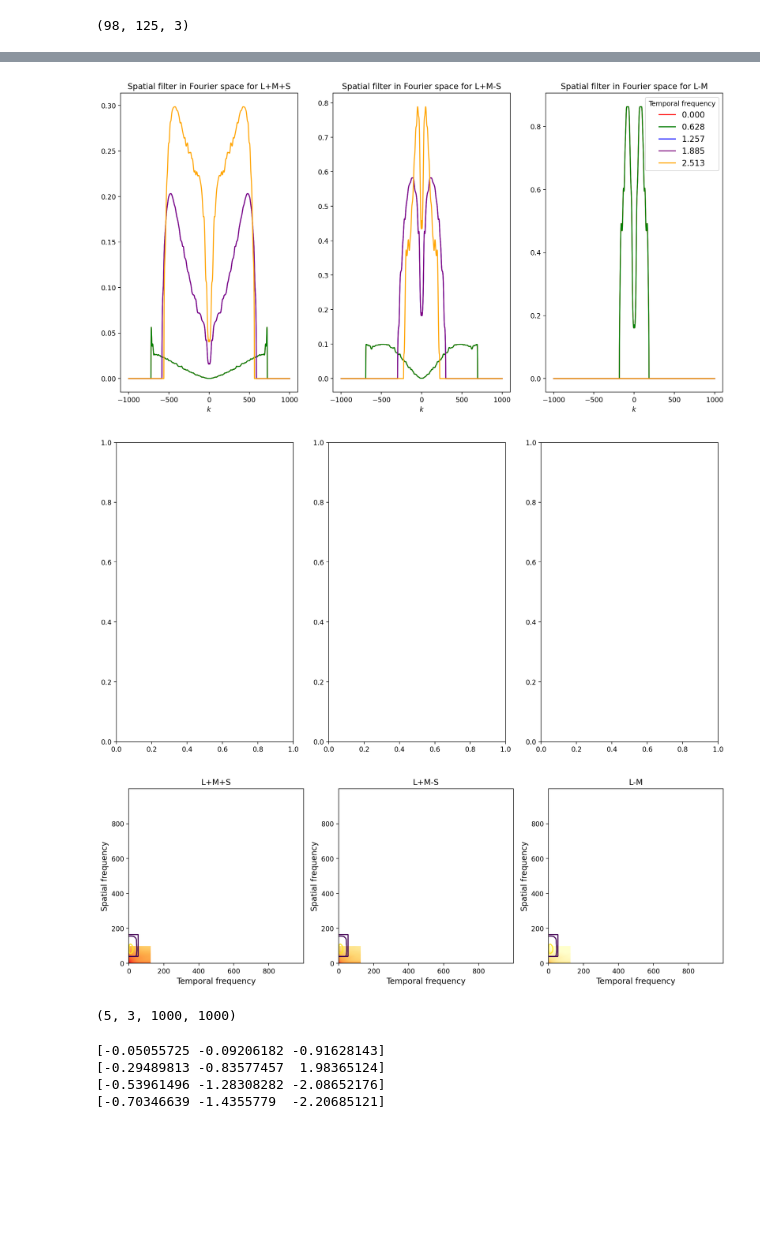
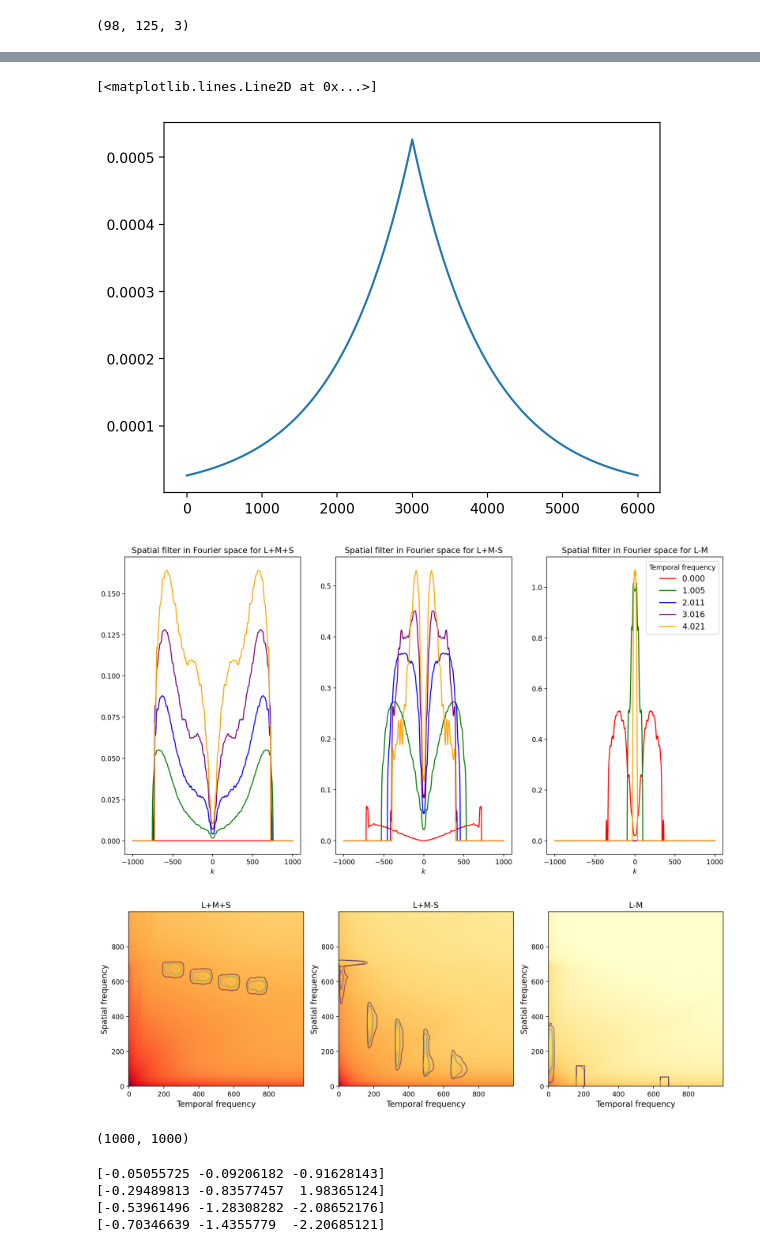
Before and after one commit to pearsonlab/efficientcodingcolor, a Jupyter notebook: Code/mosaic_density_color_empirical_Cx_v2.ipynb, the cells around one changed output, grey strips where cells are left out. Cells and saved outputs as stored; diff of their text form; code cells hidden in the pictures; blank space fills up the shorter version.

```diff
--- a/Code/mosaic_density_color_empirical_Cx_v2.ipynb
+++ b/Code/mosaic_density_color_empirical_Cx_v2.ipynb
@@ -125,11 +113,9 @@ def create_information_eps(fixed_freq, freqs, fixed_type, return_sum = True):
         for i in range(n_channels):
             eps_eigenchannel = 10**log_eps[i]
             if fixed_type == 'spatial':
-                #ktilde = 1/Cx[int(fixed_freq),:, i]
-                ktilde = 1/C_interpolate(int(fixed_freq), freqs, i)
+                ktilde = 1/C_interpolate(fixed_freq, freqs, i)
             elif fixed_type == 'temporal':
-                #ktilde = 1/Cx[:,int(fixed_freq), i]
-                ktilde = 1/C_interpolate(freqs, int(fixed_freq), i)
+                ktilde = 1/C_interpolate(freqs, fixed_freq, i)
             ktilde = pad_and_reflect(ktilde[:,0],ktilde.shape[0]*2 - 2)
             #numer = np.maximum(0, sigout**2 /(2 * (ktilde + 1e-32)) * (np.sqrt(1 + 4 * ktilde/(eps_eigenchannel * sigout**2)) - 1) - sigout**2) + sigout**2
             #denom = np.maximum(0, sigout**2 /(2 * (ktilde + 1)) * (np.sqrt(1 + 4 * ktilde/(eps_eigenchannel * sigout**2)) + 1) - sigout**2) + sigout**2
@@ -149,10 +135,10 @@ def create_information_eps(fixed_freq, freqs, fixed_type, return_sum = True):
 def filter_k(fixed_freq, indices, eps, fixed_type, channel, k_lims=None, return_ktilde = False):
     def v_opt(indices):
         if fixed_type == 'spatial':
-            inter = np.clip(C_interpolate(int(fixed_freq),indices, channel), 1e-32, np.inf).T
+            inter = np.clip(C_interpolate(fixed_freq,indices, channel), 1e-32, np.inf).T
             ktilde = 1/inter
         elif fixed_type == 'temporal':
-            inter = np.clip(C_interpolate(indices, int(fixed_freq), channel), 1e-32, np.inf)
+            inter = np.clip(C_interpolate(indices, fixed_freq, channel), 1e-32, np.inf)
             ktilde = 1/inter
         ktilde = pad_and_reflect(ktilde[:,0],ktilde.shape[0]*2 - 2)
         sqrt_piece = np.sqrt(1 + (4/eps) * ktilde)
@@ -203,9 +189,9 @@ def filter_power(eps, fixed_freq, indices, klims, channel, fixed_type):
     vfun = filter_k(fixed_freq, indices, eps, fixed_type, channel, klims)
     v2 = vfun(indices)
     if fixed_type == 'spatial':
-        ktilde = 1/C_interpolate(int(fixed_freq), indices, channel)
+        ktilde = 1/C_interpolate(fixed_freq, indices, channel)
     elif fixed_type == 'temporal':
-        ktilde = 1/C_interpolate(indices, int(fixed_freq), channel)
+        ktilde = 1/C_interpolate(indices, fixed_freq, channel)
     #Great point: Pad and reflect should not be on ktilde but on Cx
     #Other point: indices should not be integers, but grid should be as fine as possible. Should just be a range.
     ktilde = pad_and_reflect(ktilde[:,0],ktilde.shape[0]*2 - 2)
@@ -453,6 +461,15 @@ log_eps:  [-2.4805342  -3.51022815 -5.72882034]
+# %%
+
+# make a double exponential smoothing filter
+fz = np.arange(-30,30, 0.01)
+ff = np.exp(-0.1 * np.abs(fz))
+ff /= np.sum(ff)
+plt.plot(ff)
+# %% [output]
+[<matplotlib.lines.Line2D at 0x...>]
+[figure, added]
 # %%
 fig, ax = plt.subplots(1, 3, figsize=(16, 8))
-fig2, ax2 = plt.subplots(1,3, figsize = (16,8))
 fig3, ax3 = plt.subplots(1,3,figsize = (16,8))
 P = 1
 #dz = 1e-4
@@ -466,7 +483,7 @@ dz = 1#Cx.shape[0]/N
 k_indices = np.linspace(0, 2*np.pi, 1000)
 w_indices = np.linspace(0, 2*np.pi, 1000)
 #omega_indices = np.array([0,10,20,30,40,50,60])
-omega_indices = np.array([0,10,20,30,40])*2*np.pi/100
+omega_indices = np.array([0,20,40,60,80])*2*np.pi/125
 
 #freqs_k = (scipy.fft.fftfreq(N, d=dz) * np.pi)[0:N//2+1
 
@@ -507,18 +524,7 @@ for fixed_omega in omega_indices:
     RFs_omega = []
     for i in range(n_channels):
         vv = filter_k(fixed_omega, k_indices, 10**log_eps[i], 'temporal', i)(k_indices)
-        #vv_lms = np.matmul(vv,U[:,fixed_omega,i,:])
-        #if i == 0:
-        #    vv_lms_sum = vv_lms
-        #else:
-        #    vv_lms_sum += vv_lms
-
-
-        #vv = vv[:,0]
-        #vv = vv[::-1]
         vv_all.append(vv)
-        #if np.max(vv) > 0:
-        #vf = np.convolve(vv[N//2:], ff, mode='same')
         vf = np.convolve(vv[vv.shape[0]//2:], ff, mode = 'same')
 
 
@@ -526,7 +532,6 @@ for fixed_omega in omega_indices:
         #The bug is here :) in the fft convention~
         #print(vf.shape)
         vvf = pad_and_reflect(vf, vf.shape[0]*2)
-        #vvf = vf
 
         vvf_all.append(vvf)
         vspace = np.real(scipy.fft.fft(vvf))
@@ -536,64 +541,50 @@ for fixed_omega in omega_indices:
 
         center = int(vspace.shape[0]/2)
         plot_range = 50
-        #ax[i].set_xlim(center - plot_range, center + plot_range)
-        #ax[i].set_yticks([])
         ax[i].set_xlabel(r"$k$")
         ax[i].set_title(r"Spatial filter in Fourier space for " + channel_labels[i]);
 
         vf_argmax = np.argmax(vf)
         log_eps2 = optimal_logeps(vf_argmax, w_indices, None, P, 'spatial')
         vv2 = filter_k(vf_argmax, w_indices, 10**log_eps2[i], 'spatial', i)(w_indices)
-        vv2_all.append(vv2)
 
         #Prevents artifacts when output filter is 0 for all freqs.
         vf2 = np.convolve(vv2[vv2.shape[0]//2:], ff, mode='same')
-        vf2_all.append(vf2)
-
         log_v = extrap_and_reflect(vf2, vv2.shape[0], return_log=True)
-        log_v_all.append(log_v)
-
         log_v_a = np.conj(ssig.hilbert(log_v))
         log_v_a_all.append(log_v_a)
         vt = np.real(scipy.fft.fftshift(scipy.fft.fft(scipy.fft.ifftshift(np.exp(log_v_a)))))
-        #RF_omega = np.outer(vf,vt[0:int(vt.shape[0]/2)])
+
         RF_omega_pre = np.outer(vf,vf2)
-        RF_omega_pre_all.append(RF_omega_pre)
-        #RF_omega = np.roll(RF_omega, -fixed_omega + 40, axis = 1)
-        #RF_omega = np.roll(RF_omega_pre, fixed_omega, axis = 1)
+        RF_omega = np.roll(RF_omega_pre, int(fixed_omega/(2*np.pi)*1000), axis = 1)
         #RF_omega = np.roll(RF_omega, vf_argmax, axis = 0)
-        RFs_omega.append(RF_omega)
-        #RFs_omega.append(RF_omega)
+        RF_omega_pre_all.append(RF_omega_pre); RFs_omega.append(RF_omega); log_v_all.append(log_v); vf2_all.append(vf2); vv2_all.append(vv2)
     RFs_omega = np.array(RFs_omega)#[:,:,::-1]
     RFs.append(RFs_omega)
 
     lines.append(line)
     c += 1
 ax[i].legend(handles=lines, title = "Temporal frequency", fontsize = 12)
 RFs = np.array(RFs)
 percentile_values = [99,99.5,99.9]
 for i in range (3):
-    ax3[i].imshow(np.log(Cx[:,:,i]), origin = 'lower', cmap = 'YlOrRd', vmin = 0, vmax = np.max(np.log(Cx)))
+    ax3[i].imshow(np.log(C_interpolate(k_indices,w_indices,i)/C_scaling), origin = 'lower', cmap = 'YlOrRd', vmin = 0, vmax = np.max(np.log(Cx))) #C_INTERPOLATE HERE!!!!!
     for fixed_omega in range(omega_indices.shape[0]):
         contour_values = []
         for percentile in percentile_values:
             contour_values.append(np.percentile(RFs[fixed_omega,i,:,:], percentile) + percentile*10e-32)
         ax3[i].contour(RFs[fixed_omega, i,:,:], contour_values, origin = 'lower', alpha = 0.5)
 
     ax3[i].set_title(channel_labels[i])
     ax3[i].set_xlabel("Temporal frequency", size = 12)
-    ax3[i].set_ylabel("Spatial frequency", size = 12)
-    #ax[0].text(*label_loc, r'\textbf{B}', transform=ax[0].transAxes, fontsize=fontsize, fontweight=fontweight, va='top')
-    #cbar = fig.colorbar(s)
-    #cbar.ax.tick_params(labelsize=50)
+    ax3[i].set_ylabel("Spatial frequency", size = 12.
 # %% [output]
-[figure, old version]
+[figure, new version]
-[figure, old version]
+[figure, new version]
-[figure, removed]
 # %%
-RFs.shape
+C_interpolate(k_indices, w_indices, 0).shape
 # %% [output]
-(5, 3, 1000, 1000)
+(1000, 1000)
 # %%
 lms_space = True
 #if lms_space:
```
Also changed, not shown: parts of 10 cells of this notebook, 1 other file.
